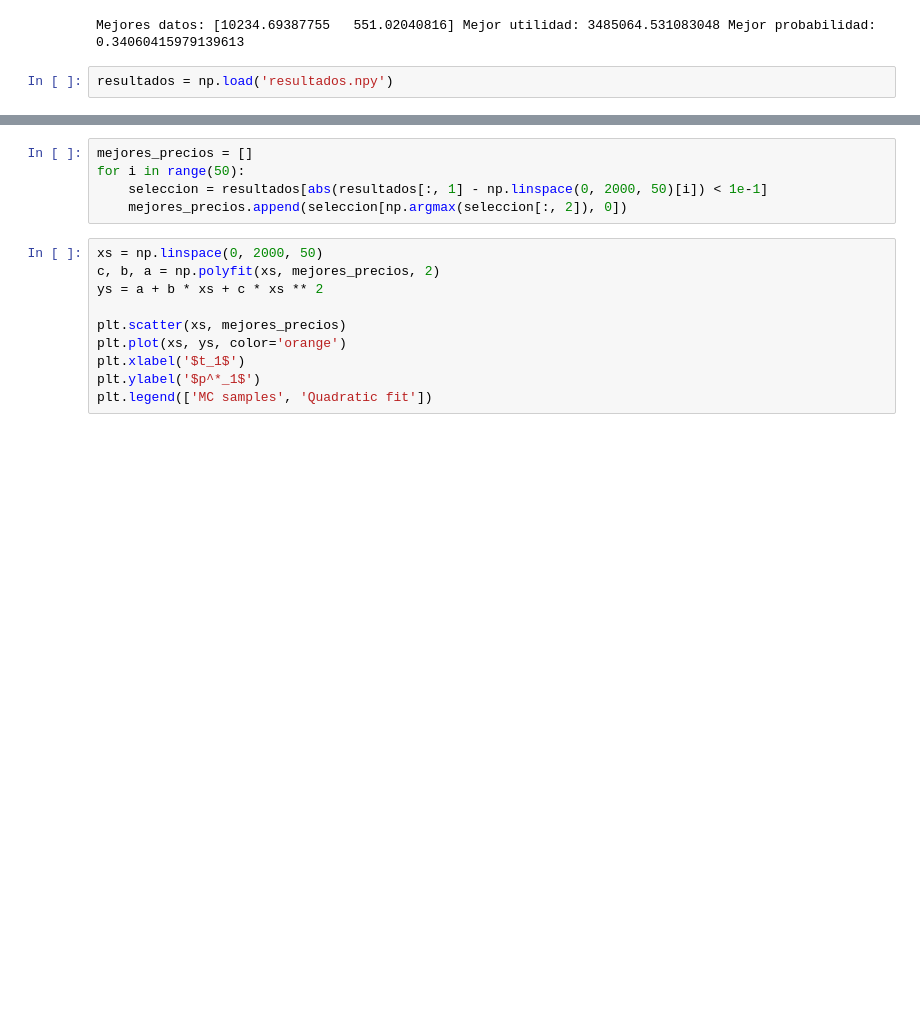
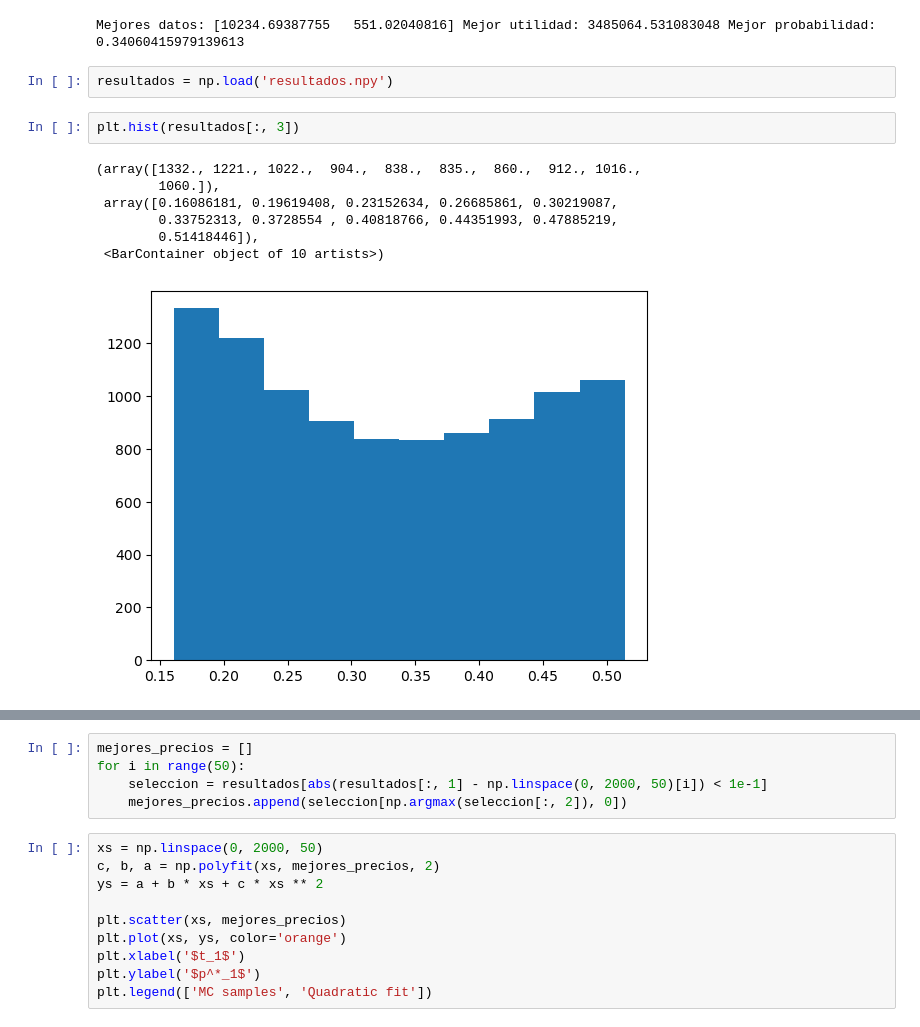
Before and after one commit to pablogarciarce/ProductLaunching, a Jupyter notebook: ProdLaunch.ipynb, the cells around one changed output, grey strips where cells are left out. Saved outputs shown, nothing was run; the diff lists cells and outputs as text; blank space fills up the shorter version.

```diff
--- a/ProdLaunch.ipynb
+++ b/ProdLaunch.ipynb
@@ -229,6 +233,16 @@ np.save('resultados_resolucion.npy', resultados)
 Mejores datos: [10234.69387755   551.02040816] Mejor utilidad: 3485064.531083048 Mejor probabilidad: 0.34060415979139613
 # %%
 resultados = np.load('resultados.npy')
+# %%
+plt.hist(resultados[:, 3])
+# %% [output]
+(array([1332., 1221., 1022.,  904.,  838.,  835.,  860.,  912., 1016.,
+        1060.]),
+ array([0.16086181, 0.19619408, 0.23152634, 0.26685861, 0.30219087,
+        0.33752313, 0.3728554 , 0.40818766, 0.44351993, 0.47885219,
+        0.51418446]),
+ <BarContainer object of 10 artists>)
+[figure, added]
 # %%
 indice_mejor = np.argmax(resultados[:, 2])
 mejor_datos = resultados[indice_mejor, :2]
```
Also changed, not shown: parts of 10 cells of this notebook, 9 other files.
